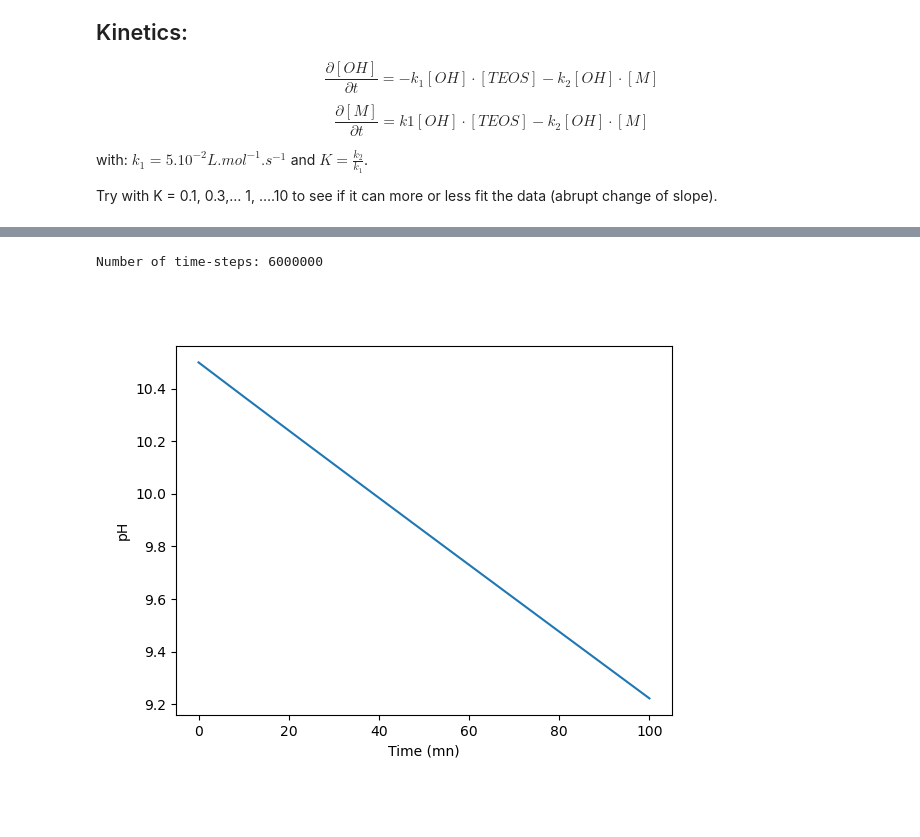
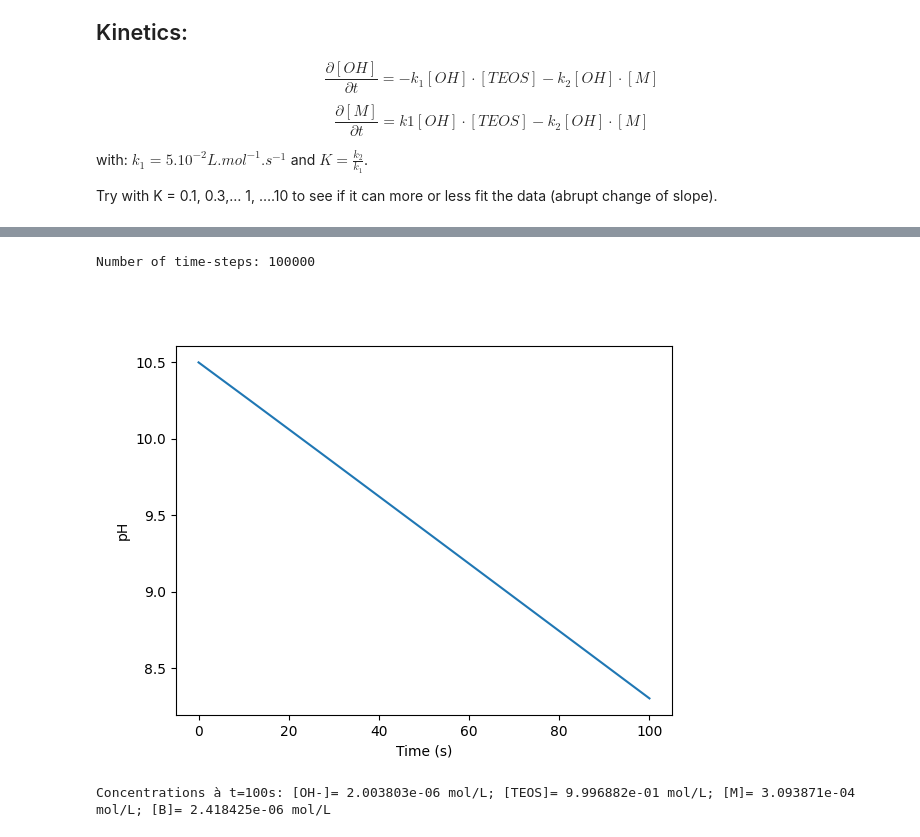
Before and after one commit to kif/hydrolysis, a Jupyter notebook: Kinetic.ipynb, the cells around one changed output, grey strips where cells are left out. Cells and saved outputs as stored; diff of their text form; code cells hidden in the pictures; blank space fills up the shorter version.

```diff
--- a/Kinetic.ipynb
+++ b/Kinetic.ipynb
@@ -28,12 +28,12 @@ Try with K = 0.1, 0.3,… 1, ….10 to see if it can more or less fit the data (
 # %%
 # define some constants for the calculations:
 k1 = 5e-2
-K = 0.1
+K = 50
 
 #Initial conditions:
 pH0 = 10.5
-TEOS0 = 0.01 #mol/L
-t_max = 100*60 # Simulation time in seconds
+TEOS0 = 1e-0 #mol/L
+t_max = 100 # Simulation time in seconds
 dt = 1e-3 #s time step
 # %%
 #Immediately derived:
@@ -42,11 +42,11 @@ OH0 = 10.0**-(14-pH0) # [OH-] at start time
 N = int(t_max/dt) #number of time-stamps
 print(f"Number of time-steps: {N}")
 # %% [output]
-Number of time-steps: 6000000
+Number of time-steps: 100000
 # %%
 # Prepare some arrays:
 pH = [None] * N
-time = [i*dt/60 for i in range(N)]
+time = [i*dt for i in range(N)]
 # %%
 pH[0] = pH0
 OH = OH0
@@ -74,8 +74,8 @@ from matplotlib.pyplot import subplots
 # %%
 fig,ax = subplots()
 ax.plot(time, pH)
-ax.set_xlabel("Time (mn)")
+ax.set_xlabel("Time (s)")
 ax.set_ylabel("pH")
 pass
 # %% [output]
-[figure, old version]
+[figure, new version]
@@ -81,0 +87,4 @@ pass
+# %%
+print(f"Concentrations à t={t_max}s: [OH-]= {OH:e} mol/L; [TEOS]= {TEOS:e} mol/L; [M]= {M:e} mol/L; [B]= {B:e} mol/L")
+# %% [output]
+Concentrations à t=100s: [OH-]= 2.003803e-06 mol/L; [TEOS]= 9.996882e-01 mol/L; [M]= 3.093871e-04 mol/L; [B]= 2.418425e-06 mol/L
```
Also changed, not shown: parts of 1 cell of this notebook, 1 other file.
